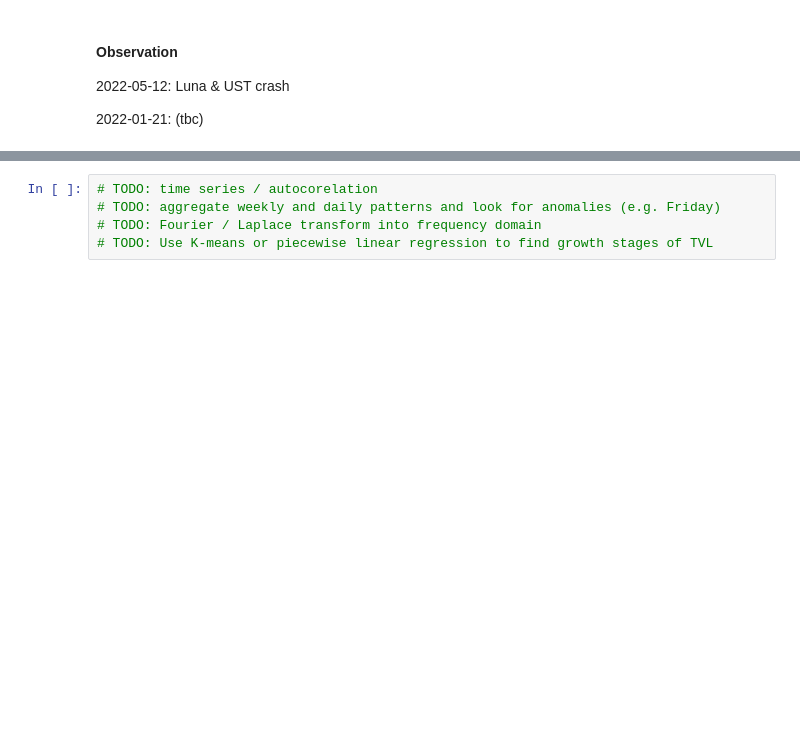
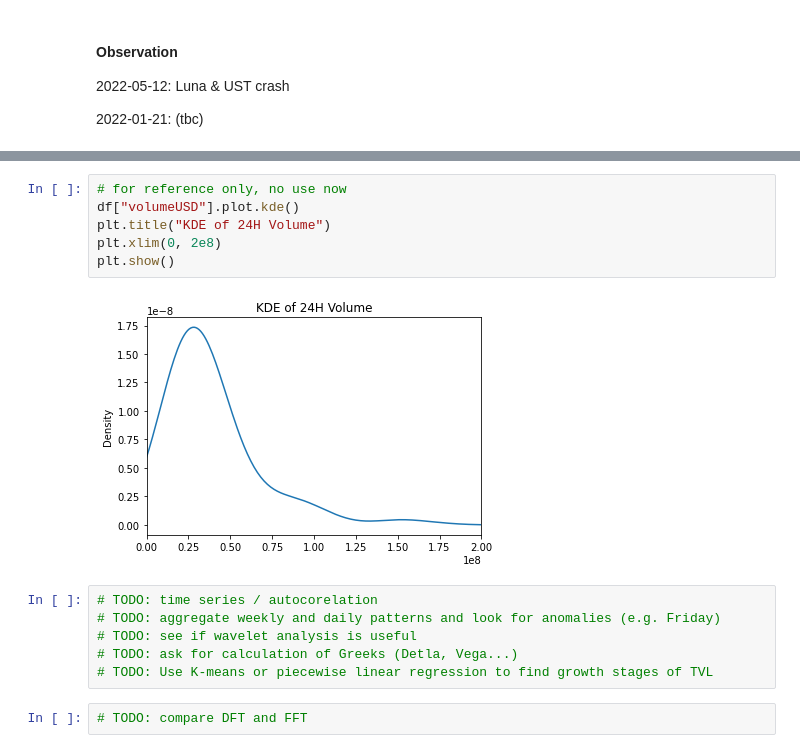
Before and after one commit to StardustLID/eth-uniswap-prelim-analysis, a Jupyter notebook: chart_data.ipynb, the cells around one changed output, grey strips where cells are left out. Drawn from its saved outputs; the diff is of its cells as text; blank space fills up the shorter version.

```diff
--- a/chart_data.ipynb
+++ b/chart_data.ipynb
@@ -192,5 +223,16 @@ df.sort_values(by="volumeUSD", ascending=False)[:10]
+# %%
+# for reference only, no use now
+df["volumeUSD"].plot.kde()
+plt.title("KDE of 24H Volume")
+plt.xlim(0, 2e8)
+plt.show()
+# %% [output]
+[figure, added]
 # %%
 # TODO: time series / autocorelation
 # TODO: aggregate weekly and daily patterns and look for anomalies (e.g. Friday)
-# TODO: Fourier / Laplace transform into frequency domain
+# TODO: see if wavelet analysis is useful
+# TODO: ask for calculation of Greeks (Detla, Vega...)
 # TODO: Use K-means or piecewise linear regression to find growth stages of TVL
+# %%
+# TODO: compare DFT and FFT
```
Also changed, not shown: parts of 9 cells of this notebook.
